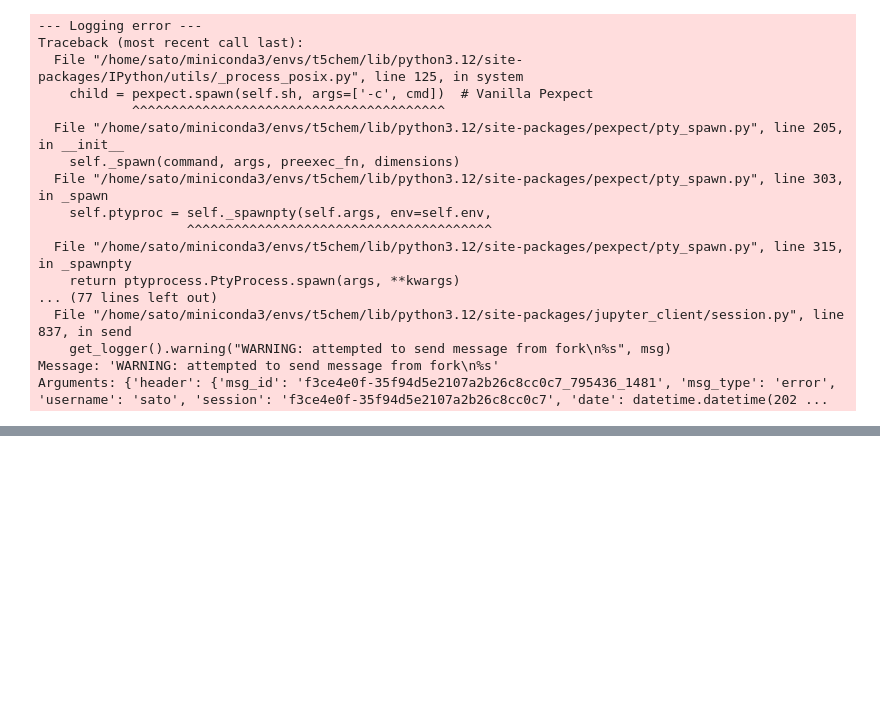
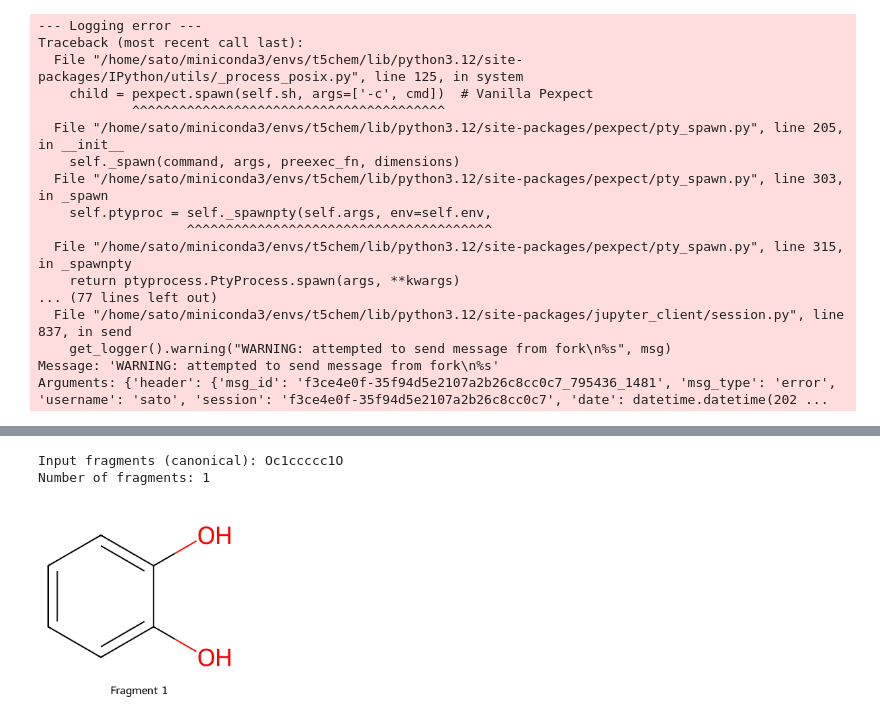
Before and after one commit to sa-akinori/mol_gen_frags, a Jupyter notebook: tutorial.ipynb, the cells around one changed output, grey strips where cells are left out. Saved outputs shown, nothing was run; the diff lists cells and outputs as text; code cells hidden in the pictures; blank space fills up the shorter version.

```diff
--- a/tutorial.ipynb
+++ b/tutorial.ipynb
@@ -279,0 +396,27 @@ with tempfile.TemporaryDirectory() as tmpdir:
+# %%
+# ========================================
+# Input fragments directly (modifiable)
+# ========================================
+# Separate multiple fragments with '.'
+# input_fragments = 'OC1=C(O)C=CC([*])=C1.[*]N[*]' # For brics
+# input_fragments = 'OC1=C(O)C=CC([*])=C1' # For brics
+# input_fragments = 'OC1=C(C=CC=C1)O.[*]N[*]' # For rc-cms
+input_fragments = 'OC1=C(C=CC=C1)O' # For rc-cms
+
+# Validate fragments
+frag_list = input_fragments.split('.')
+validated = []
+for frag in frag_list:
+    m = Chem.MolFromSmiles(frag)
+    assert m is not None, f'Invalid fragment SMILES: {frag}'
+    validated.append(Chem.MolToSmiles(m))
+
+custom_frags = '.'.join(validated)
+print(f'Input fragments (canonical): {custom_frags}')
+print(f'Number of fragments: {len(validated)}')
+
+draw_mols(validated, legends=[f'Fragment {i+1}' for i in range(len(validated))])
+# %% [output]
+Input fragments (canonical): Oc1ccccc1O
+Number of fragments: 1
+[figure, added]
```
Also changed, not shown: parts of 29 cells of this notebook, 9 other files.
